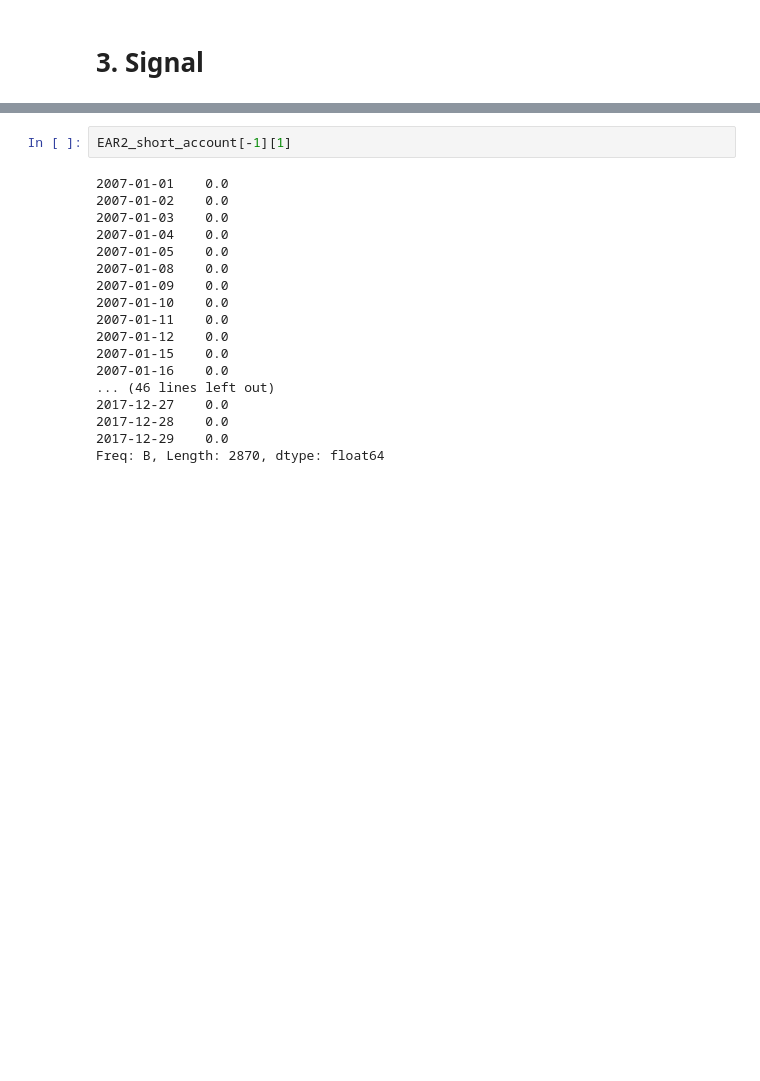
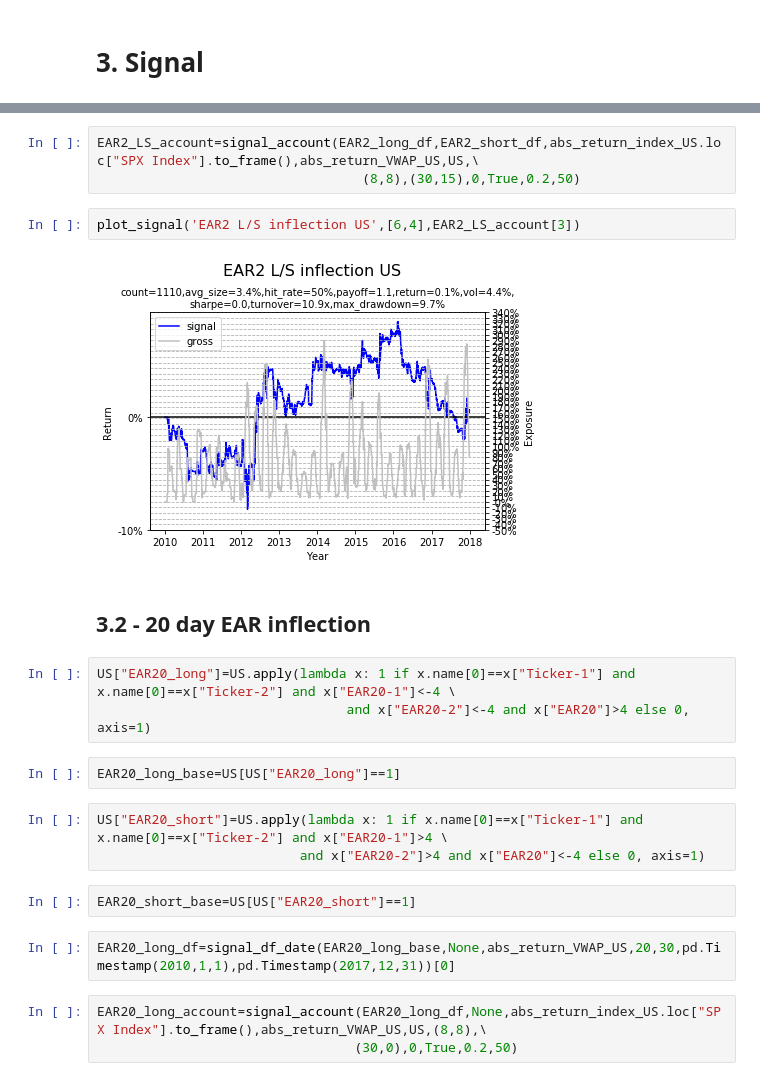
Before and after one commit to zliyclh/post_result, a Jupyter notebook: Inflection.ipynb, the cells around one changed output, grey strips where cells are left out. Cells and saved outputs as stored; diff of their text form; blank space fills up the shorter version.

```diff
--- a/Inflection.ipynb
+++ b/Inflection.ipynb
@@ -615,20 +669,24 @@ plot_signal('EAR2 short inflection US',[6,4],EAR2_short_account[-1])
-# %%
-EAR2_short_account[-1][1]
-# %% [output]
-2007-01-01    0.0
-2007-01-02    0.0
-2007-01-03    0.0
-2007-01-04    0.0
-2007-01-05    0.0
-2007-01-08    0.0
-2007-01-09    0.0
-2007-01-10    0.0
-2007-01-11    0.0
-2007-01-12    0.0
-2007-01-15    0.0
-2007-01-16    0.0
-... (46 lines left out)
-2017-12-27    0.0
-2017-12-28    0.0
-2017-12-29    0.0
-Freq: B, Length: 2870, dtype: float64
+# %%
+EAR2_LS_account=signal_account(EAR2_long_df,EAR2_short_df,abs_return_index_US.loc["SPX Index"].to_frame(),abs_return_VWAP_US,US,\
+                                  (8,8),(30,15),0,True,0.2,50)
+# %%
+plot_signal('EAR2 L/S inflection US',[6,4],EAR2_LS_account[3])
+# %% [output]
+[figure, added]
+# %% [markdown]
+## 3.2 - 20 day EAR inflection
+# %%
+US["EAR20_long"]=US.apply(lambda x: 1 if x.name[0]==x["Ticker-1"] and x.name[0]==x["Ticker-2"] and x["EAR20-1"]<-4 \
+                                and x["EAR20-2"]<-4 and x["EAR20"]>4 else 0, axis=1)
+# %%
+EAR20_long_base=US[US["EAR20_long"]==1]
+# %%
+US["EAR20_short"]=US.apply(lambda x: 1 if x.name[0]==x["Ticker-1"] and x.name[0]==x["Ticker-2"] and x["EAR20-1"]>4 \
+                          and x["EAR20-2"]>4 and x["EAR20"]<-4 else 0, axis=1)
+# %%
+EAR20_short_base=US[US["EAR20_short"]==1]
+# %%
+EAR20_long_df=signal_df_date(EAR20_long_base,None,abs_return_VWAP_US,20,30,pd.Timestamp(2010,1,1),pd.Timestamp(2017,12,31))[0]
+# %%
+EAR20_long_account=signal_account(EAR20_long_df,None,abs_return_index_US.loc["SPX Index"].to_frame(),abs_return_VWAP_US,US,(8,8),\
+                                 (30,0),0,True,0.2,50)
```
Also changed, not shown: parts of 75 cells of this notebook, 27 other files.
